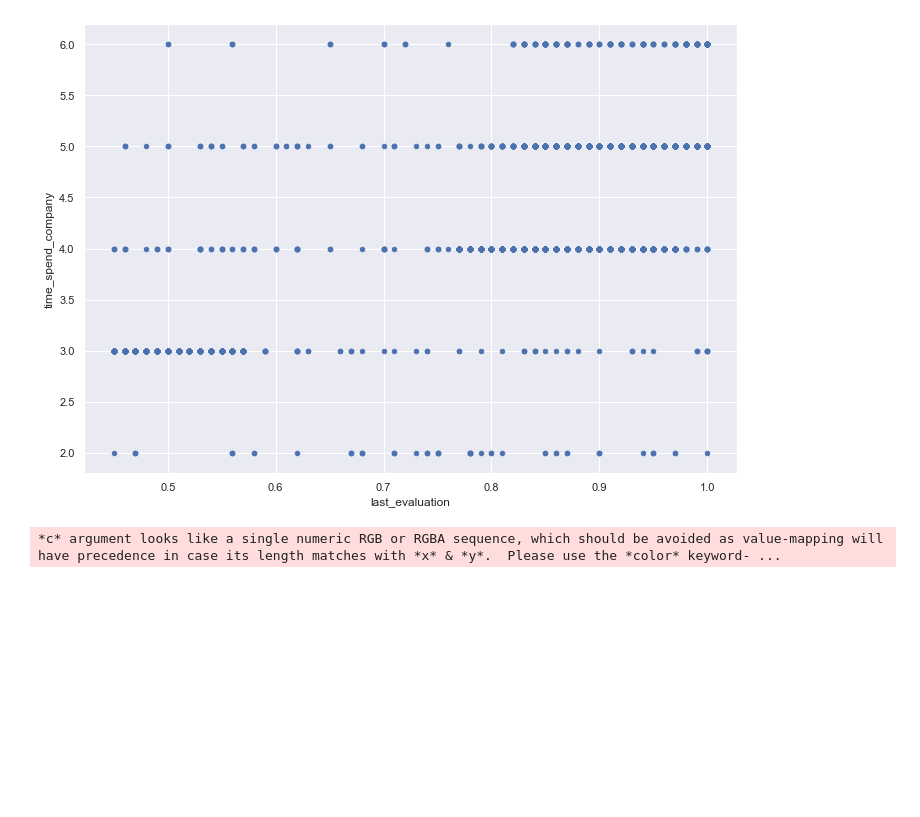
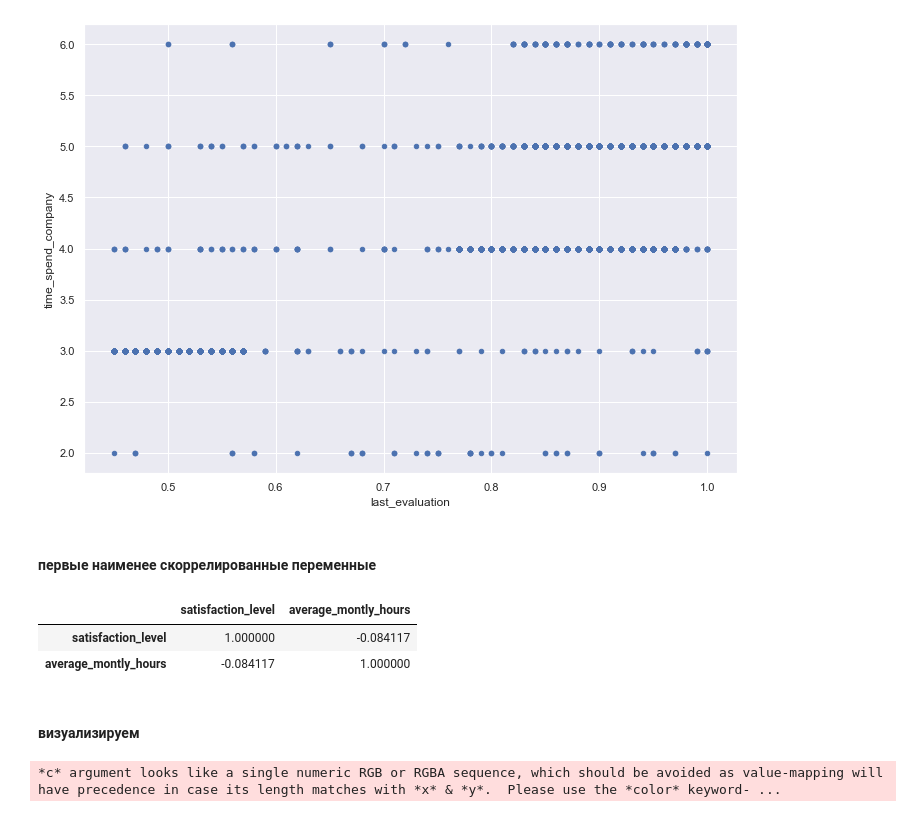
Before and after one commit to Abdulganiev/pyda-19, a Jupyter notebook: 4_Diploma_project/4_Diplom.ipynb, the cells around one changed output. Drawn from its saved outputs; the diff is of its cells as text; code cells hidden in the pictures; blank space fills up the shorter version.

```diff
--- a/4_Diploma_project/4_Diplom.ipynb
+++ b/4_Diploma_project/4_Diplom.ipynb
@@ -82,4 +131,14 @@ df_HR[df_HR['left'].isin([1])].plot(kind='scatter', x='last_evaluation', y='time
 *c* argument looks like a single numeric RGB or RGBA sequence, which should be avoided as value-mapping will have precedence in case its length matches with *x* & *y*.  Please use the *color* keyword- ...
 <AxesSubplot:xlabel='last_evaluation', ylabel='time_spend_company'>
 [figure]
+# %% [markdown]
+#### первые наименее скоррелированные переменные
+# %%
+power[['satisfaction_level', 'average_montly_hours']].corr()
+# %% [output]
+|  | satisfaction_level | average_montly_hours |
+| satisfaction_level | 1.000000 | -0.084117 |
+| average_montly_hours | -0.084117 | 1.000000 |
+# %% [markdown]
+#### визуализируем
 # %%
```
Also changed, not shown: parts of 65 cells of this notebook, 1 other file.
